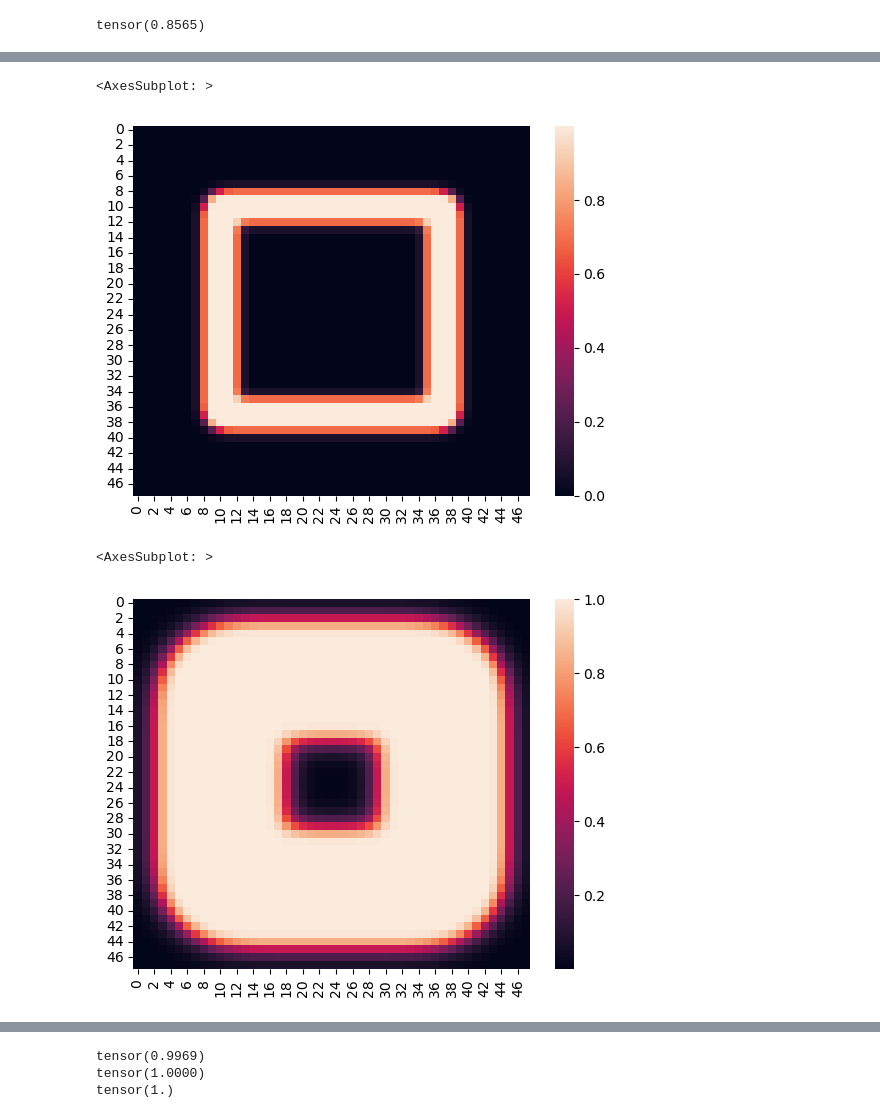
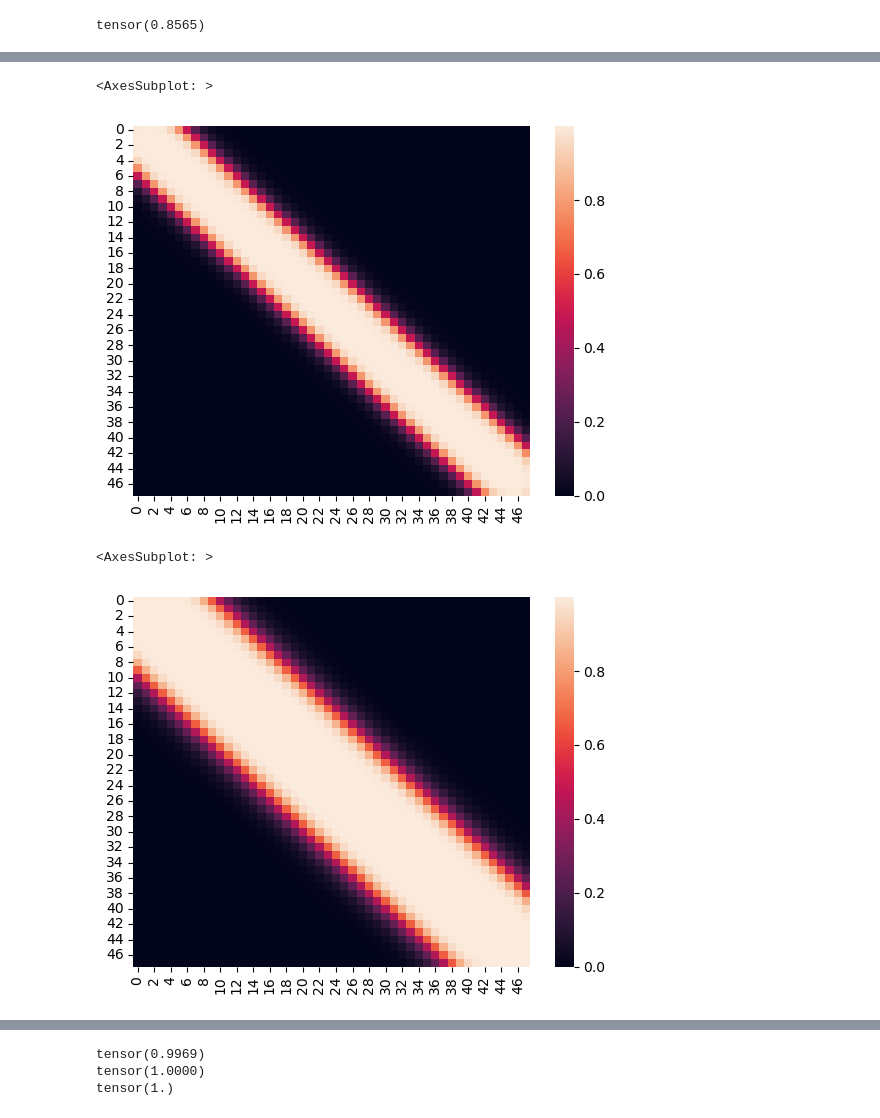
Before and after one commit to kabaten/kb_jisyupro, a Jupyter notebook: generate_path.ipynb, the cells around one changed output, grey strips where cells are left out. Drawn from its saved outputs; the diff is of its cells as text; code cells hidden in the pictures.

```diff
--- a/generate_path.ipynb
+++ b/generate_path.ipynb
@@ -314,22 +314,26 @@ sns.heatmap(line1.detach().numpy()[0])
 # %%
-points2 = torch.tensor([[[10, 10, 1.],
-                         [37, 10, 1.],
-                         [37, 37, 1.],
-                         [10, 37, 1.],
-                         [10, 10, 1.]]])
+# points2 = torch.tensor([[[10, 10, 1.],
+#                          [37, 10, 1.],
+#                          [37, 37, 1.],
+#                          [10, 37, 1.],
+#                          [10, 10, 1.]]])
+points2 = torch.tensor([[[0, 0, 4.],
+                         [47,47,4.]]])
 line2 = plot2(points2)
 sns.heatmap(line2.detach().numpy()[0])
 # %% [output]
 <AxesSubplot: >
-[figure, old version]
+[figure, new version]
 # %%
-points3 = torch.tensor([[[10, 10, 9.],
-                         [37, 10, 9.],
-                         [37, 37, 9.],
-                         [10, 37, 9.],
-                         [10, 10, 9.]]])
+# points3 = torch.tensor([[[10, 10, 4.],
+#                          [37, 10, 4.],
+#                          [37, 37, 4.],
+#                          [10, 37, 4.],
+#                          [10, 10, 4.]]])
+points3 = torch.tensor([[[0, 0, 9.],
+                         [47,47,9.]]])
 line3 = plot2(points3)
 sns.heatmap(line3.detach().numpy()[0])
 # %% [output]
 <AxesSubplot: >
-[figure, old version]
+[figure, new version]
```
Also changed, not shown: parts of 2 cells of this notebook, 19 other files.
